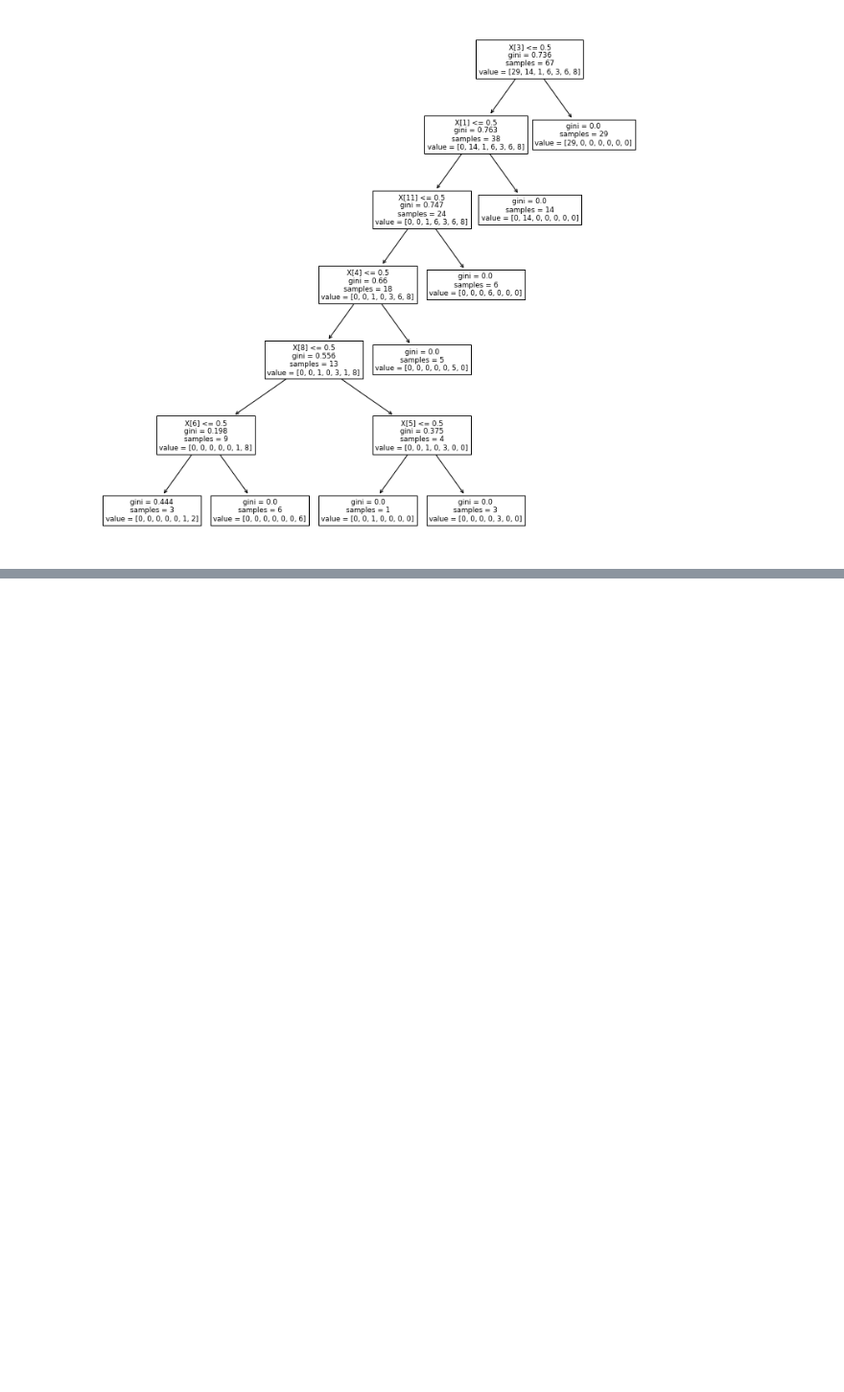
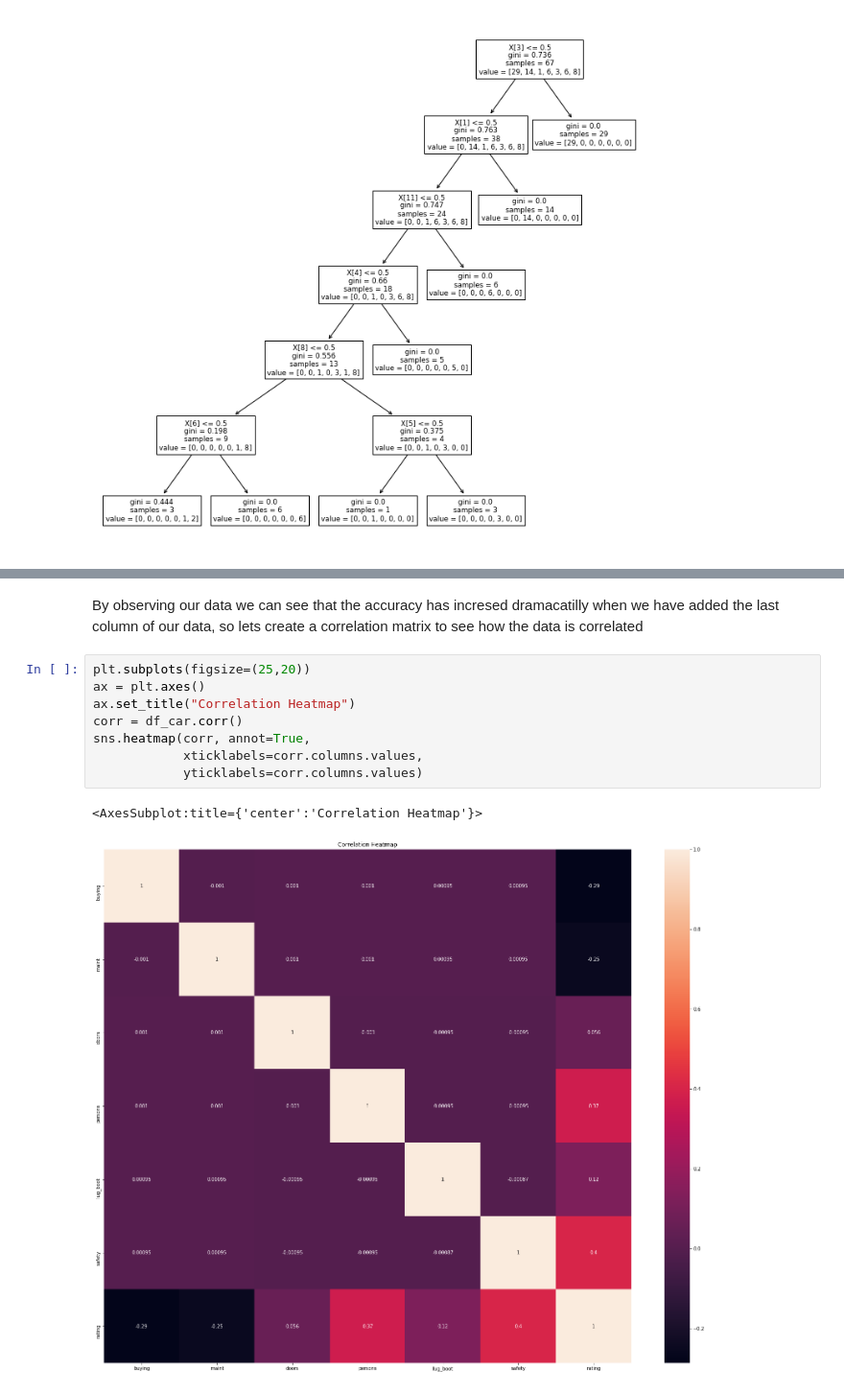
Before and after one commit to lorenzodemiri/Exercise_Strive, a Jupyter notebook: ai-f20-m3/d8_dec_rand_tree/01_decision_tree_test.ipynb, the cells around one changed output, grey strips where cells are left out. Shown at 96% size. Drawn from its saved outputs; the diff is of its cells as text; blank space fills up the shorter version.

```diff
--- a/ai-f20-m3/d8_dec_rand_tree/01_decision_tree_test.ipynb
+++ b/ai-f20-m3/d8_dec_rand_tree/01_decision_tree_test.ipynb
@@ -504,0 +676,14 @@ plt.show()
+# %% [markdown]
+By observing our data we can see that the accuracy has incresed dramacatilly when we have added the last column of our data, so lets create a correlation matrix
+to see how the data is correlated
+# %%
+plt.subplots(figsize=(25,20))
+ax = plt.axes()
+ax.set_title("Correlation Heatmap")
+corr = df_car.corr()
+sns.heatmap(corr, annot=True,
+            xticklabels=corr.columns.values,
+            yticklabels=corr.columns.values)
+# %% [output]
+<AxesSubplot:title={'center':'Correlation Heatmap'}>
+[figure, added]
```
Also changed, not shown: parts of 17 cells of this notebook, 1 other file.
